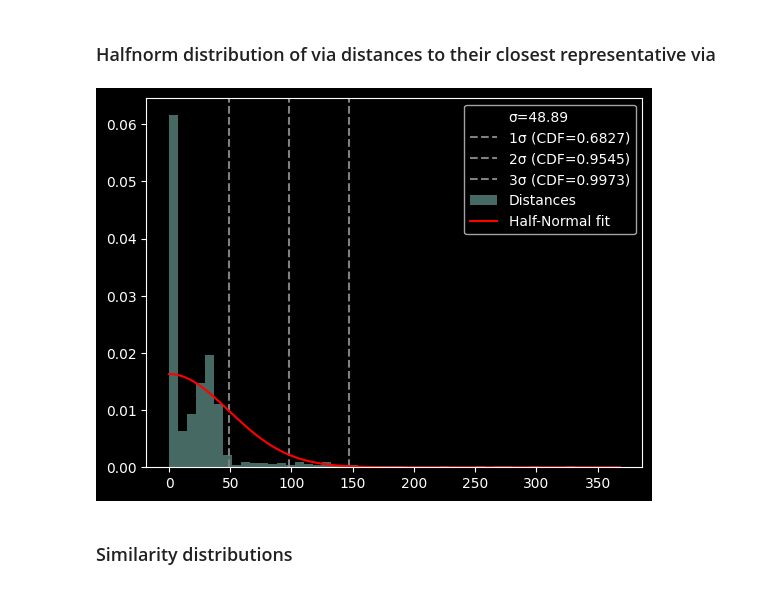
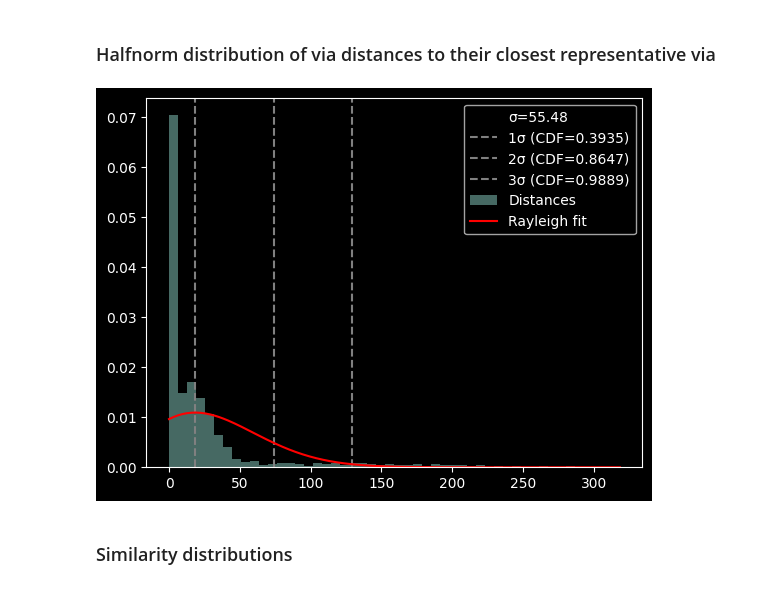
Before and after one commit to Souren-0/Bachelor_Thesis, a Jupyter notebook: Point_Cloud_Identification.ipynb, the cells around one changed output. Cells and saved outputs as stored; diff of their text form; code cells hidden in the pictures.

```diff
--- a/Point_Cloud_Identification.ipynb
+++ b/Point_Cloud_Identification.ipynb
@@ -144,10 +149,10 @@ test_data = {"Test_tile_1" : test_cells[:2500], "Test_tile_2" : test_cells[2500:
 # %%
-filename = f"{label_difficulty.name}_Labels_{cell_difficulty.name}_Cells"
+# filename = f"{label_difficulty.name}_Labels_{cell_difficulty.name}_Cells"
 
-with open(f"./Data/Test_Data_{filename}.pickle", "wb") as f:
-    pickle.dump(test_data, f)
-with open(f"./Labels/representatives_{filename}.json", "w") as f:
-    json.dump(test_type_representatives, f)
+# with open(f"./Data/Test_Data_{filename}.pickle", "wb") as f:
+#     pickle.dump(test_data, f)
+# with open(f"./Labels/representatives_{filename}.json", "w") as f:
+#     json.dump(test_type_representatives, f)
 # %% [markdown]
 ## Load data
 # %%
@@ -158,7 +163,7 @@ datasets = {
     "hard_easy" : { 'path' : './Data/Test_Data_HARD_Labels_EASY_Cells.pickle', 'representatives' : './Labels/representatives_HARD_Labels_EASY_Cells.json'},
     "hard_hard" : { 'path' : './Data/Test_Data_HARD_Labels_HARD_Cells.pickle', 'representatives' : './Labels/representatives_HARD_Labels_HARD_Cells.json'}}
 
-dataset = "easy_easy"
+dataset = "hard_easy"
 chip_data_file = datasets[dataset]["path"]
 
 chip_data = None
@@ -209,3 +214,15 @@ cell_box = {}
 for cell_type, boxes in cell_boxes.items():
     widths, heights = zip(*boxes)
     cell_box[cell_type] = (max(widths), max(heights))
+# %%
+cell_type = cell_types[7]
+predicted_reps = [(-5,-5)]
+# predicted_reps = find_representative_vias(cell_type, plot=False)
+axes = (0, cell_box[cell_type][0])
+cells = sorted_cells[cell_type]
+cell_vias = [vias for cell in cells for vias in cell["vias"]]
+plt.xlim(axes)
+plt.ylim(axes)
+plt.scatter(*zip(*cell_vias), marker='o', alpha=0.1)
+plt.scatter(*zip(*representatives[cell_type]), marker='s', color='red', s=10)
+plt.scatter(*zip(*predicted_reps), marker='x')
@@ -475,6 +496,7 @@ from ot import emd
 from shapely.geometry import Point
 from shapely.ops import unary_union
 from scipy.spatial.distance import directed_hausdorff
+
 
 # Save cell stats
 cell_stats = {}
@@ -484,11 +506,10 @@ for cell_type in cell_types:
     all_vias = [via for cell in cells for via in cell["vias"]]
     tree = KDTree(representatives[cell_type])
     distances, _ = tree.query(all_vias)
-    loc, scale = stats.halfnorm.fit(distances)
+    loc, scale = stats.rayleigh.fit(distances)
 
-    cell_stat = {"mean" : loc, "sigma" : scale}
+    cell_stat = {"mean" : loc, "sigma" : scale, "dists" : distances}
     cell_stats[cell_type] = cell_stat
-    via_distances[cell_type] = distances
 
 
 def distance_measure_hausdorff(cell_vias, cell_type):
@@ -500,10 +521,13 @@ def distance_measure_hausdorff(cell_vias, cell_type):
 def distance_measure_chamfer(cell_vias, cell_type):
     representative = representatives[cell_type]
     box_size = cell_box[cell_type]
+    sf = cell_stats[cell_type]["survival function"]
 
     dist = torch.cdist(
         torch.tensor(cell_vias, dtype=torch.float32).unsqueeze(0),
         torch.tensor(representative, dtype=torch.float32).unsqueeze(0))
+
+    # if dist saves all the euclidean distances
 
     chamfer = dist.min(2)[0].mean() + dist.min(1)[0].mean()
     chamfer_normalized = chamfer.item() / (2 * box_diagonal(*box_size))
@@ -690,25 +701,27 @@ print(representatives)
 # %%
 cell_type = cell_types[0]
 cell_stat = cell_stats[cell_type]
-distances = via_distances[cell_type]
+
 mean = cell_stat["mean"]
 sigma = cell_stat["sigma"]
+distances = cell_stat["dists"]
 
 x = np.linspace(0, max(distances), 200)
 plt.scatter([], [], color='none' ,label=f"σ={round(sigma, 2)}")
 for i in range(1, 4):
     threshold = mean + i * sigma
-    cdf_val = stats.halfnorm.cdf(threshold, loc=mean, scale=sigma)
+    cdf_val = stats.rayleigh.cdf(threshold, loc=mean, scale=sigma)
     plt.axvline(threshold, color='grey', linestyle='--', label=f'{i}σ (CDF={cdf_val:.4f})')
 
-pdf = stats.halfnorm.pdf(x, loc=mean, scale=sigma)
+pdf = stats.rayleigh.pdf(x, loc=mean, scale=sigma)
 plt.hist(distances, bins=50, density=True, alpha=0.5, label='Distances')
-plt.plot(x, pdf, 'r-', label='Half-Normal fit')
+plt.plot(x, pdf, 'r-', label='Rayleigh fit')
+# plt.plot(x, stats.rayleigh.sf(x), 'g--', label='Survival function')
 
 plt.legend()
 plt.show()
 # %% [output]
-[figure, old version]
+[figure, new version]
 # %% [markdown]
 ### Similarity distributions
 # %%
```
Also changed, not shown: parts of 11 cells of this notebook, 4 other files.
